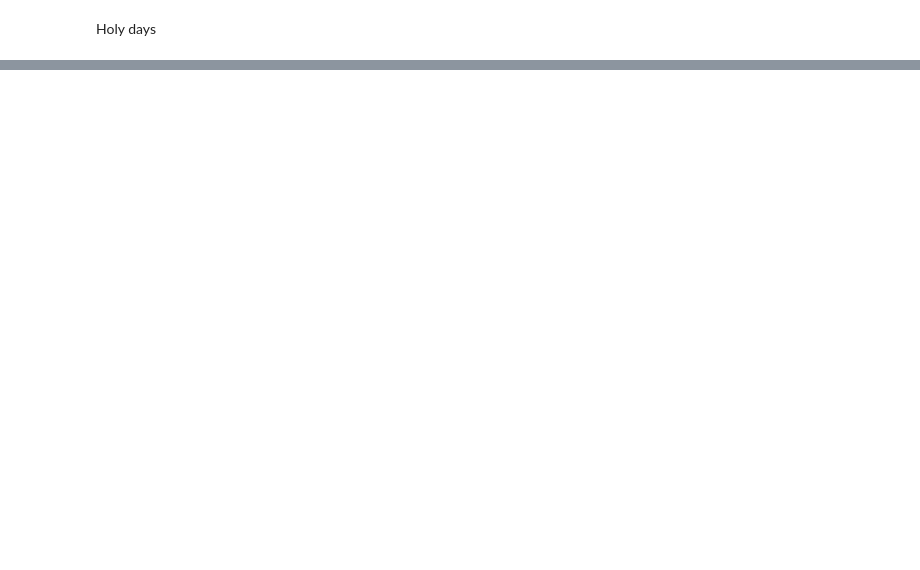
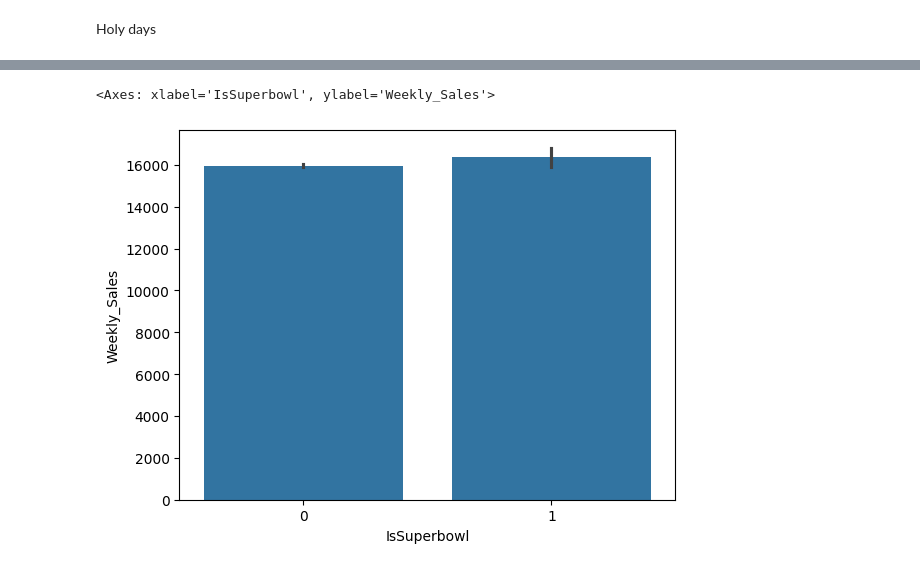
Before and after one commit to SauloCJ/Data_Science, a Jupyter notebook: Walmart Store Sales/walmart_store_sales.ipynb, the cells around one changed output, grey strips where cells are left out. Drawn from its saved outputs; the diff is of its cells as text; code cells hidden in the pictures; blank space fills up the shorter version.

```diff
--- a/Walmart Store Sales/walmart_store_sales.ipynb
+++ b/Walmart Store Sales/walmart_store_sales.ipynb
@@ -251,0 +275,5 @@ features['IsHoliday'] = [1 if x == True else 0 for x in features['IsHoliday']]
+# %%
+sns.barplot(x='IsSuperbowl', y='Weekly_Sales', data=train )
+# %% [output]
+<Axes: xlabel='IsSuperbowl', ylabel='Weekly_Sales'>
+[figure, added]
```
Also changed, not shown: parts of 7 cells of this notebook.
